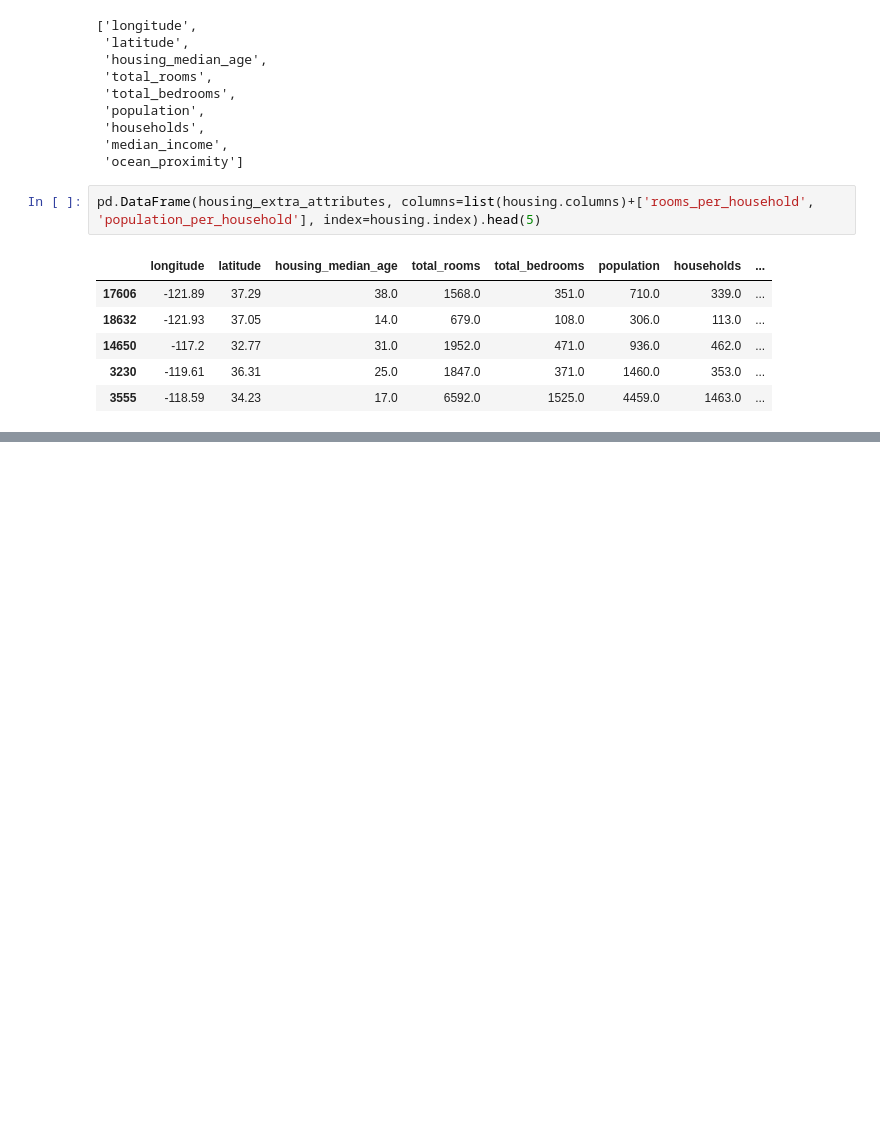
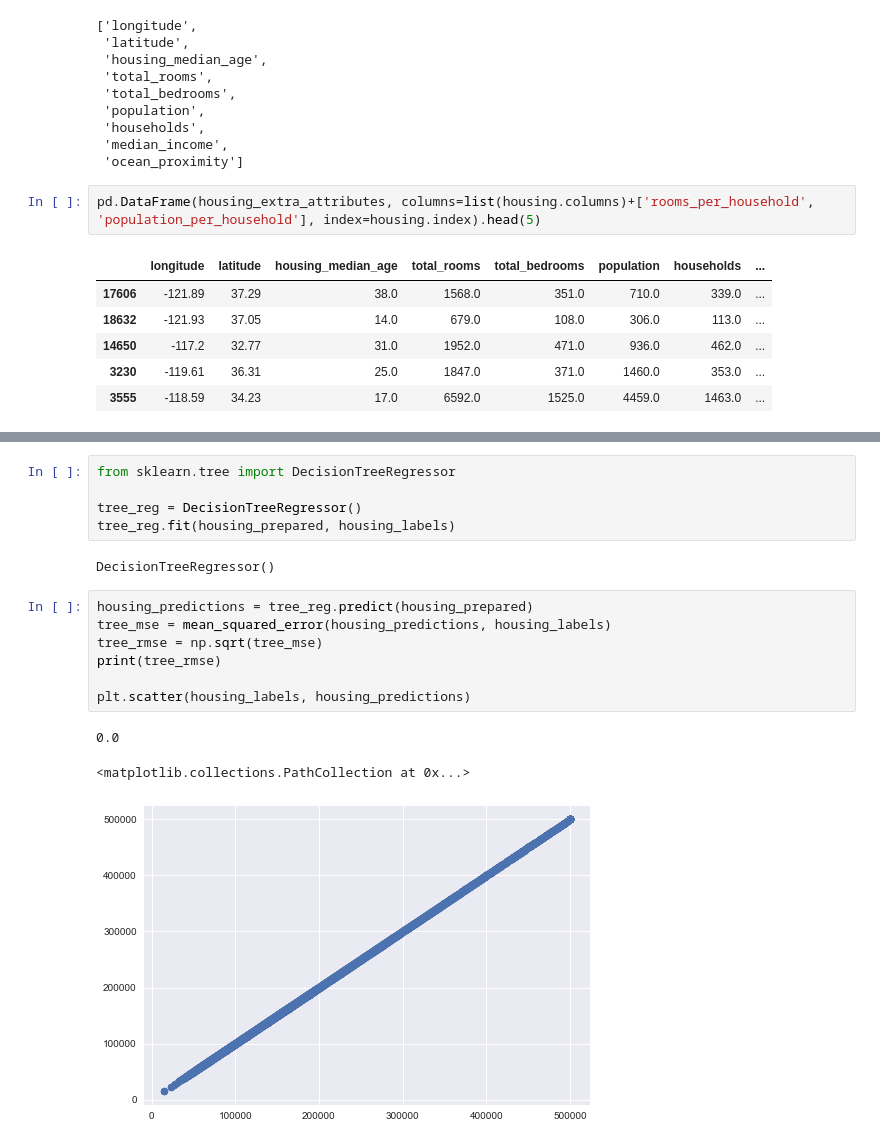
Before and after one commit to peteVo/Handson_HW, a Jupyter notebook: Chapter2/Housing.ipynb, the cells around one changed output, grey strips where cells are left out. Saved outputs shown, nothing was run; the diff lists cells and outputs as text; blank space fills up the shorter version.

```diff
--- a/Chapter2/Housing.ipynb
+++ b/Chapter2/Housing.ipynb
@@ -339,0 +396,18 @@ pd.DataFrame(housing_extra_attributes, columns=list(housing.columns)+['rooms_per
+# %%
+from sklearn.tree import DecisionTreeRegressor
+
+tree_reg = DecisionTreeRegressor()
+tree_reg.fit(housing_prepared, housing_labels)
+# %% [output]
+DecisionTreeRegressor()
+# %%
+housing_predictions = tree_reg.predict(housing_prepared)
+tree_mse = mean_squared_error(housing_predictions, housing_labels)
+tree_rmse = np.sqrt(tree_mse)
+print(tree_rmse)
+
+plt.scatter(housing_labels, housing_predictions)
+# %% [output]
+0.0
+<matplotlib.collections.PathCollection at 0x...>
+[figure, added]
```
Also changed, not shown: parts of 5 cells of this notebook.
